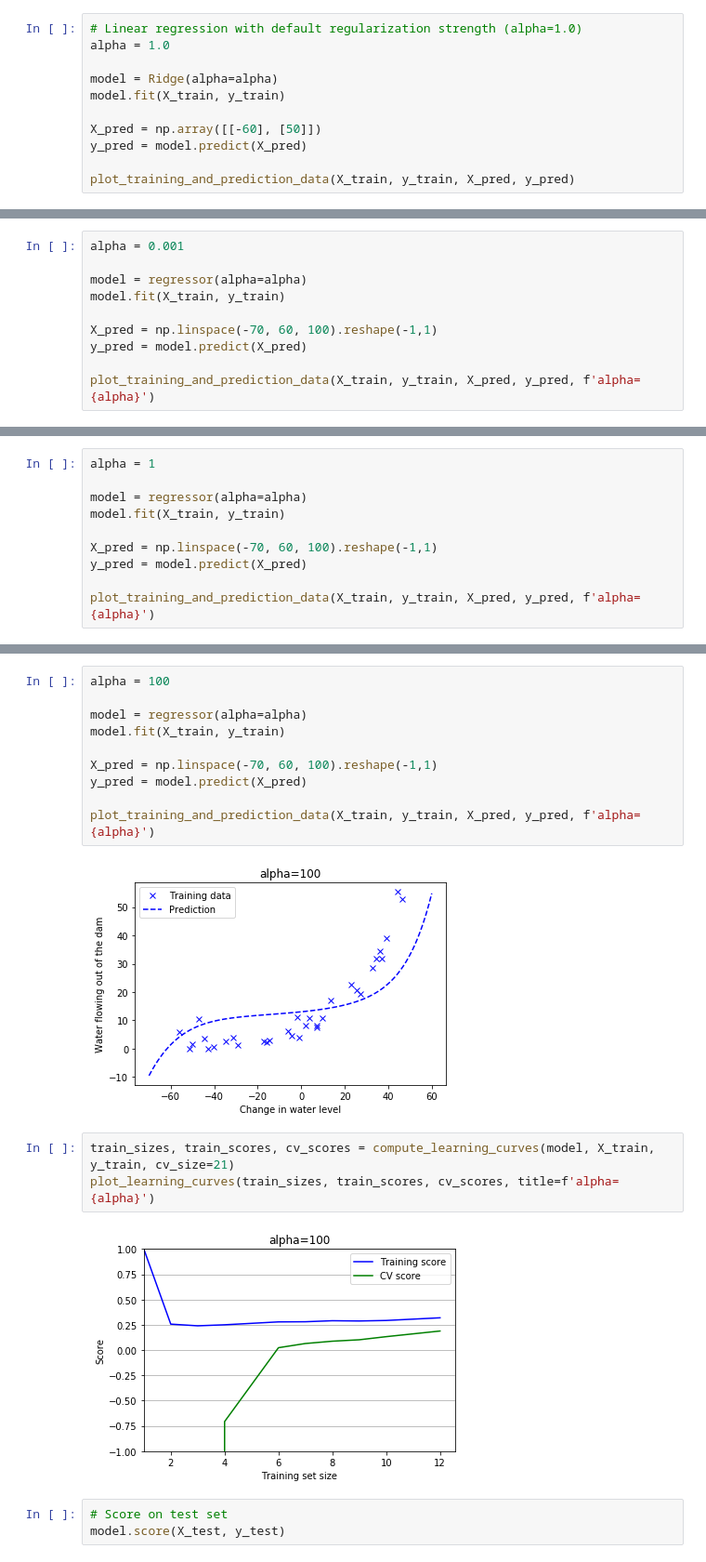
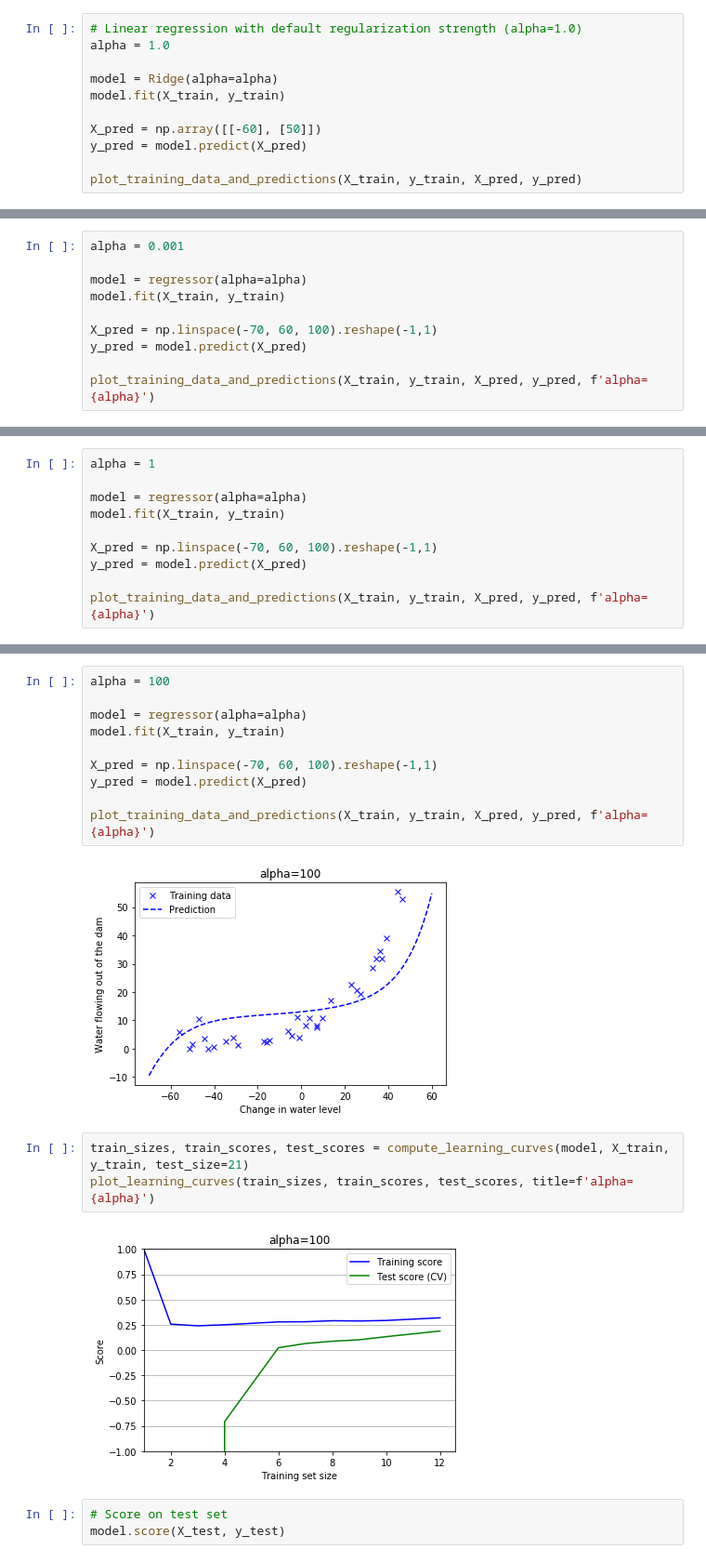
Before and after one commit to krasserm/machine-learning-notebooks, a Jupyter notebook: ml-ex5.ipynb, the cells around one changed output, grey strips where cells are left out. Shown at 93% size. Drawn from its saved outputs; the diff is of its cells as text.

```diff
--- a/ml-ex5.ipynb
+++ b/ml-ex5.ipynb
@@ -123,7 +123,7 @@ model.fit(X_train, y_train)
 X_pred = np.array([[-60], [50]])
 y_pred = model.predict(X_pred)
 
-plot_training_and_prediction_data(X_train, y_train, X_pred, y_pred)
+plot_training_data_and_predictions(X_train, y_train, X_pred, y_pred)
 # %% [output]
 [figure]
 # %%
@@ -159,7 +159,7 @@ model.fit(X_train, y_train)
 X_pred = np.linspace(-70, 60, 100).reshape(-1,1)
 y_pred = model.predict(X_pred)
 
-plot_training_and_prediction_data(X_train, y_train, X_pred, y_pred, f'alpha={alpha}')
+plot_training_data_and_predictions(X_train, y_train, X_pred, y_pred, f'alpha={alpha}')
 # %% [output]
 [figure]
 # %%
@@ -178,7 +178,7 @@ model.fit(X_train, y_train)
 X_pred = np.linspace(-70, 60, 100).reshape(-1,1)
 y_pred = model.predict(X_pred)
 
-plot_training_and_prediction_data(X_train, y_train, X_pred, y_pred, f'alpha={alpha}')
+plot_training_data_and_predictions(X_train, y_train, X_pred, y_pred, f'alpha={alpha}')
 # %% [output]
 [figure]
 # %%
@@ -202,14 +202,14 @@ model.fit(X_train, y_train)
 X_pred = np.linspace(-70, 60, 100).reshape(-1,1)
 y_pred = model.predict(X_pred)
 
-plot_training_and_prediction_data(X_train, y_train, X_pred, y_pred, f'alpha={alpha}')
+plot_training_data_and_predictions(X_train, y_train, X_pred, y_pred, f'alpha={alpha}')
 # %% [output]
 [figure]
 # %%
-train_sizes, train_scores, cv_scores = compute_learning_curves(model, X_train, y_train, cv_size=21)
-plot_learning_curves(train_sizes, train_scores, cv_scores, title=f'alpha={alpha}')
+train_sizes, train_scores, test_scores = compute_learning_curves(model, X_train, y_train, test_size=21)
+plot_learning_curves(train_sizes, train_scores, test_scores, title=f'alpha={alpha}')
 # %% [output]
-[figure, old version]
+[figure, new version]
 # %%
 # Score on test set
 model.score(X_test, y_test)
```
Also changed, not shown: parts of 10 cells of this notebook, 3 other files.
